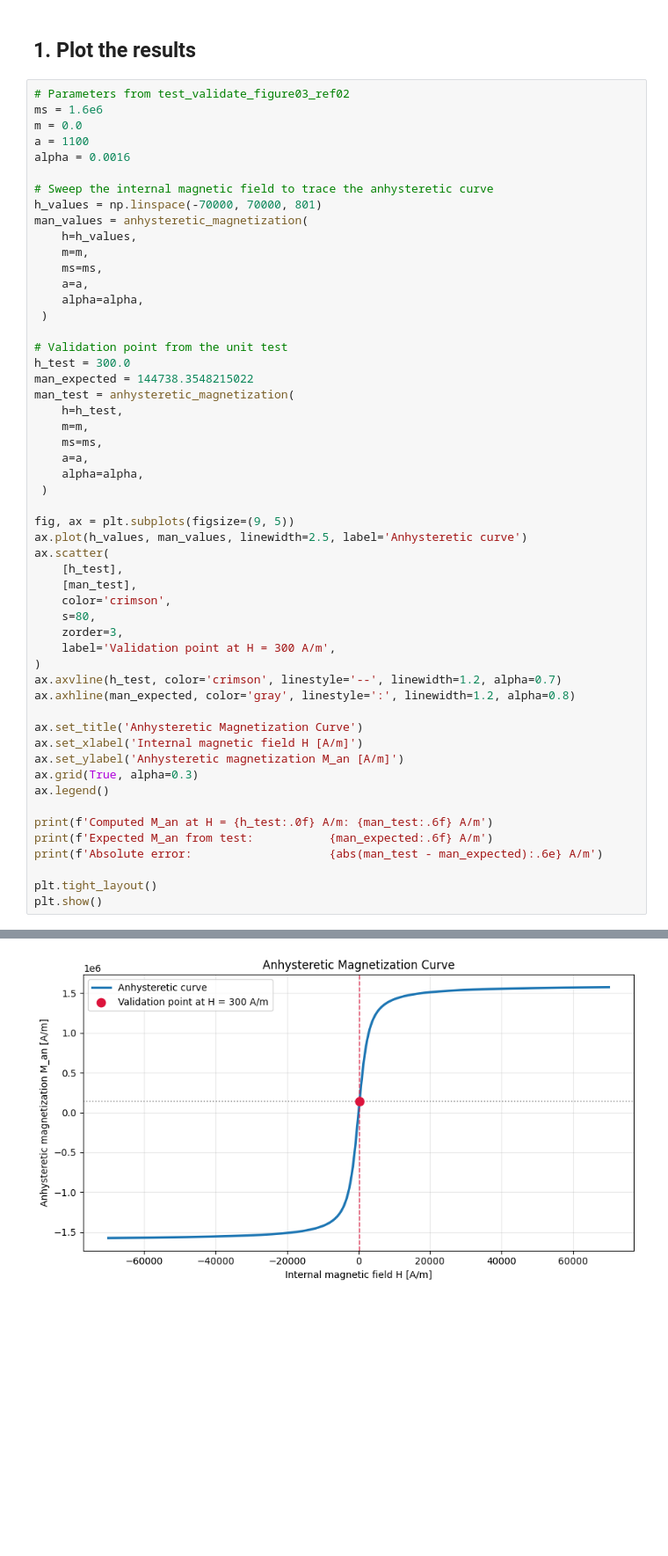
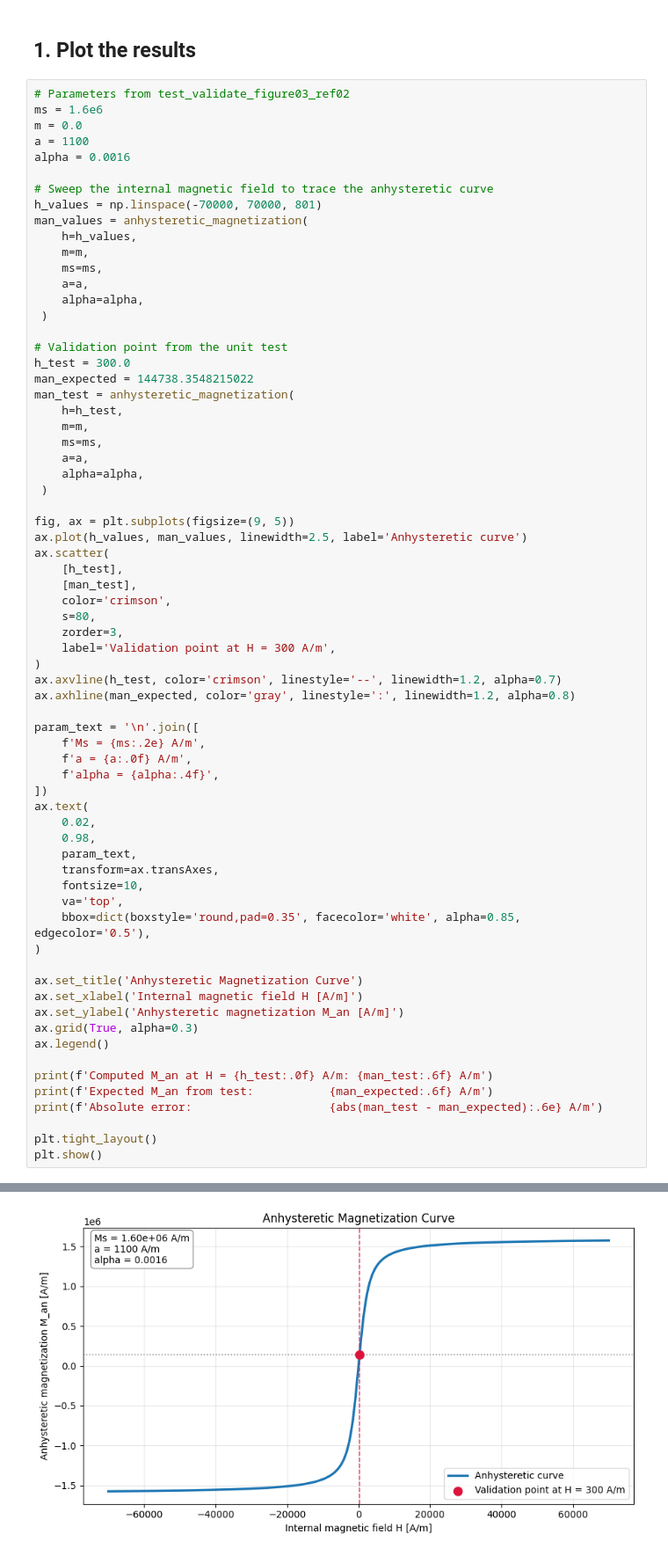
Before and after one commit to MoreCoffee12/MagnetoelasticSensor, a Jupyter notebook: notebooks/HelloWorldHysteresis.ipynb, the cells around one changed output, grey strips where cells are left out. Shown at 88% size. Cells and saved outputs as stored; diff of their text form; blank space fills up the shorter version.

Commit message:
janxy first pass at the JA curve stood up.

```diff
--- a/notebooks/HelloWorldHysteresis.ipynb
+++ b/notebooks/HelloWorldHysteresis.ipynb
@@ -105,31 +109,46 @@ man_test = anhysteretic_magnetization(
 
 fig, ax = plt.subplots(figsize=(9, 5))
 ax.plot(h_values, man_values, linewidth=2.5, label='Anhysteretic curve')
 ax.scatter(
     [h_test],
     [man_test],
     color='crimson',
     s=80,
     zorder=3,
     label='Validation point at H = 300 A/m',
 )
 ax.axvline(h_test, color='crimson', linestyle='--', linewidth=1.2, alpha=0.7)
 ax.axhline(man_expected, color='gray', linestyle=':', linewidth=1.2, alpha=0.8)
 
+param_text = '\n'.join([
+    f'Ms = {ms:.2e} A/m',
+    f'a = {a:.0f} A/m',
+    f'alpha = {alpha:.4f}',
+])
+ax.text(
+    0.02,
+    0.98,
+    param_text,
+    transform=ax.transAxes,
+    fontsize=10,
+    va='top',
+    bbox=dict(boxstyle='round,pad=0.35', facecolor='white', alpha=0.85, edgecolor='0.5'),
+)
+
 ax.set_title('Anhysteretic Magnetization Curve')
 ax.set_xlabel('Internal magnetic field H [A/m]')
 ax.set_ylabel('Anhysteretic magnetization M_an [A/m]')
 ax.grid(True, alpha=0.3)
 ax.legend()
 
 print(f'Computed M_an at H = {h_test:.0f} A/m: {man_test:.6f} A/m')
 print(f'Expected M_an from test:           {man_expected:.6f} A/m')
 print(f'Absolute error:                    {abs(man_test - man_expected):.6e} A/m')
 
 plt.tight_layout()
 plt.show()
 # %% [output]
 Computed M_an at H = 300 A/m: 144738.354822 A/m
 Expected M_an from test:           144738.354822 A/m
 Absolute error:                    0.000000e+00 A/m
-[figure, old version]
+[figure, new version]
```
Also changed, not shown: parts of 5 cells of this notebook.
